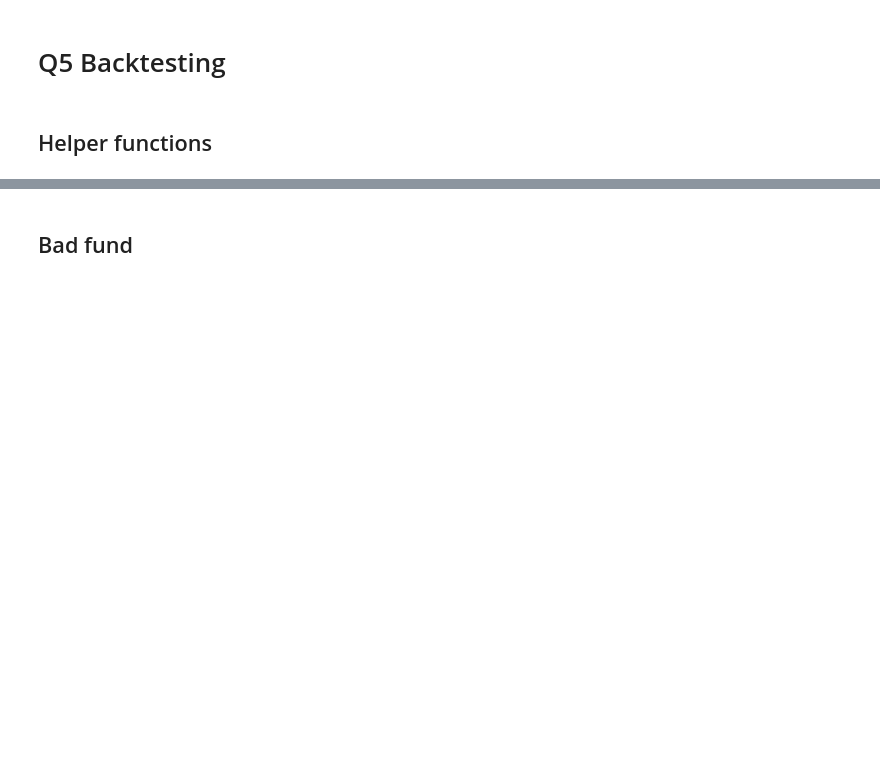
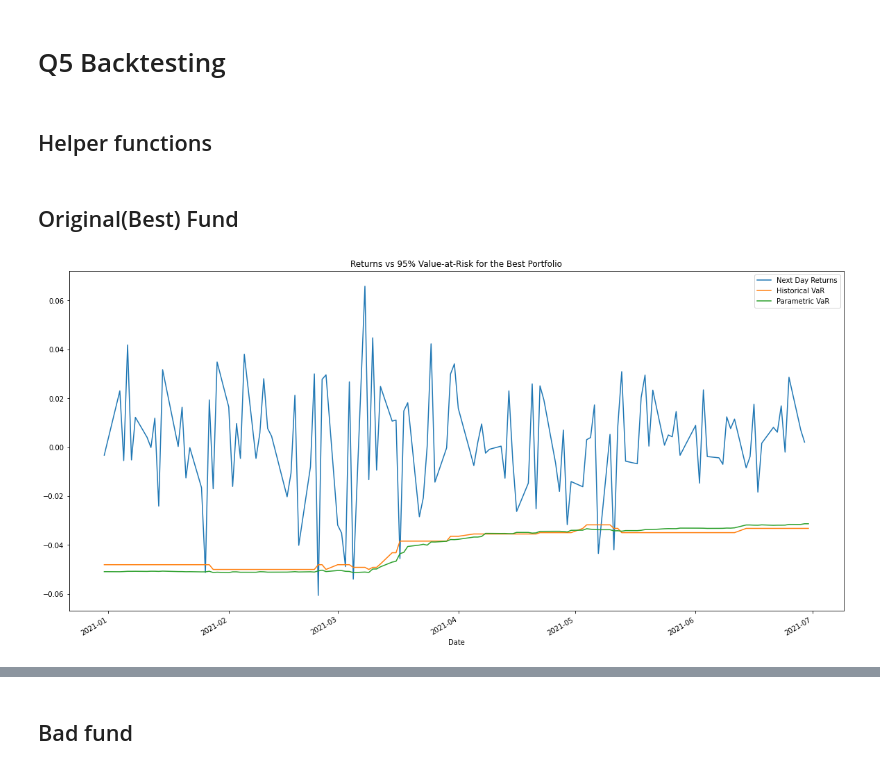
Before and after one commit to coldsonata/bt4016-project, a Jupyter notebook: midterm_code.ipynb, the cells around one changed output, grey strips where cells are left out. Saved outputs shown, nothing was run; the diff lists cells and outputs as text; code cells hidden in the pictures; blank space fills up the shorter version.

```diff
--- a/midterm_code.ipynb
+++ b/midterm_code.ipynb
@@ -1133,0 +1192,10 @@ def run_backtesting(returns, parametric_risk, historical_risk, backtesting_alpha
+# %% [markdown]
+## Original(Best) Fund
+# %%
+# Plot the returns vs 95% VaR
+original_table.copy().drop(['returns', 'Historical ES', 'Parametric ES'], axis=1).plot(figsize=(20,10))
+plt.legend()
+plt.title("Returns vs 95% Value-at-Risk for the Best Portfolio")
+plt.show()
+# %% [output]
+[figure, added]
```
Also changed, not shown: parts of 28 cells of this notebook.
